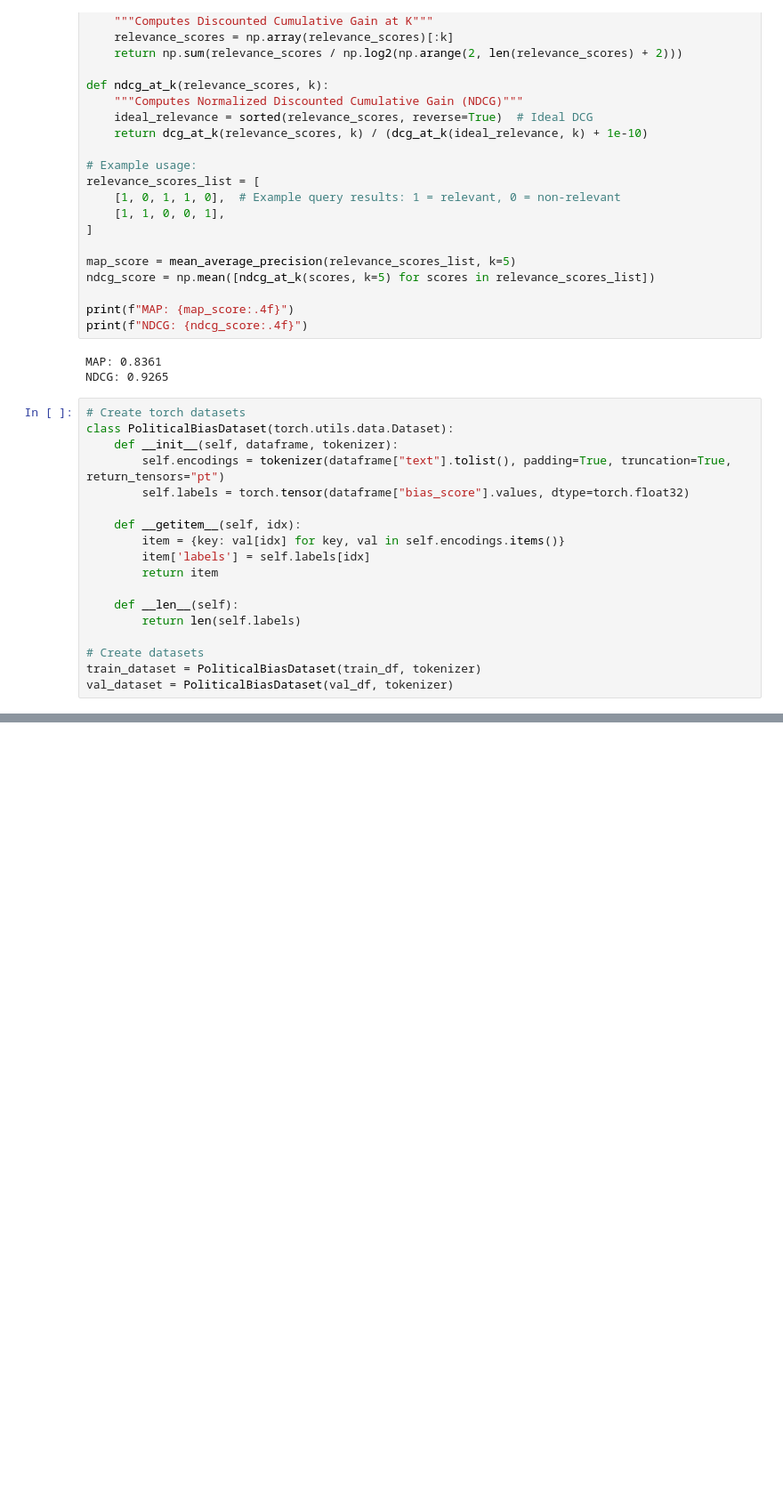
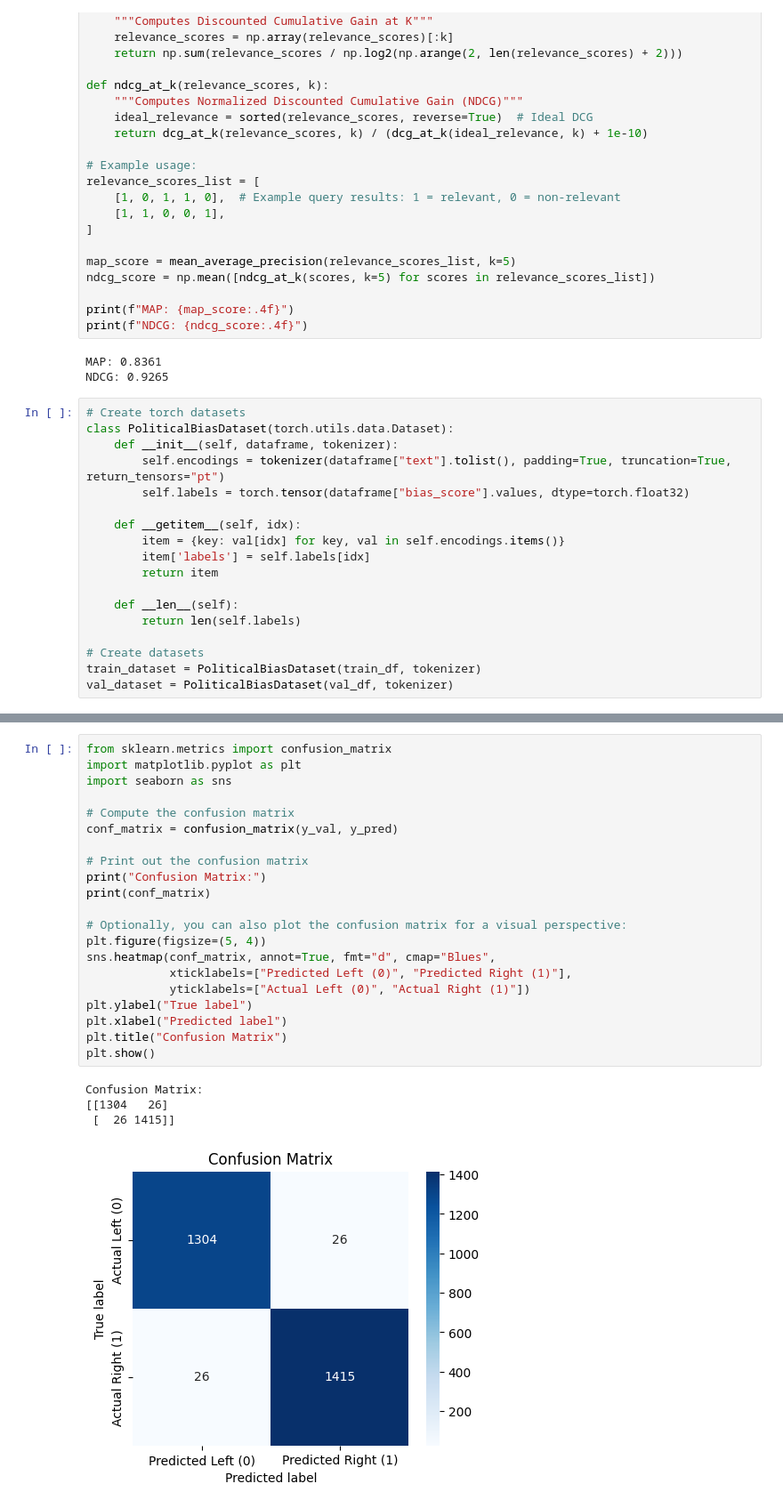
Before and after one commit to lmethratta/Poliscope, a Jupyter notebook: model.ipynb, the cells around one changed output, grey strips where cells are left out. Shown: that part at 89% size. Saved outputs shown, nothing was run; the diff lists cells and outputs as text; blank space fills up the shorter version.

```diff
--- a/model.ipynb
+++ b/model.ipynb
@@ -229,0 +313,26 @@ Validation Accuracy: 50.56%
+# %%
+from sklearn.metrics import confusion_matrix
+import matplotlib.pyplot as plt
+import seaborn as sns
+
+# Compute the confusion matrix
+conf_matrix = confusion_matrix(y_val, y_pred)
+
+# Print out the confusion matrix
+print("Confusion Matrix:")
+print(conf_matrix)
+
+# Optionally, you can also plot the confusion matrix for a visual perspective:
+plt.figure(figsize=(5, 4))
+sns.heatmap(conf_matrix, annot=True, fmt="d", cmap="Blues",
+            xticklabels=["Predicted Left (0)", "Predicted Right (1)"],
+            yticklabels=["Actual Left (0)", "Actual Right (1)"])
+plt.ylabel("True label")
+plt.xlabel("Predicted label")
+plt.title("Confusion Matrix")
+plt.show()
+# %% [output]
+Confusion Matrix:
+[[1304   26]
+ [  26 1415]]
+[figure, added]
```
Also changed, not shown: parts of 13 cells of this notebook.
